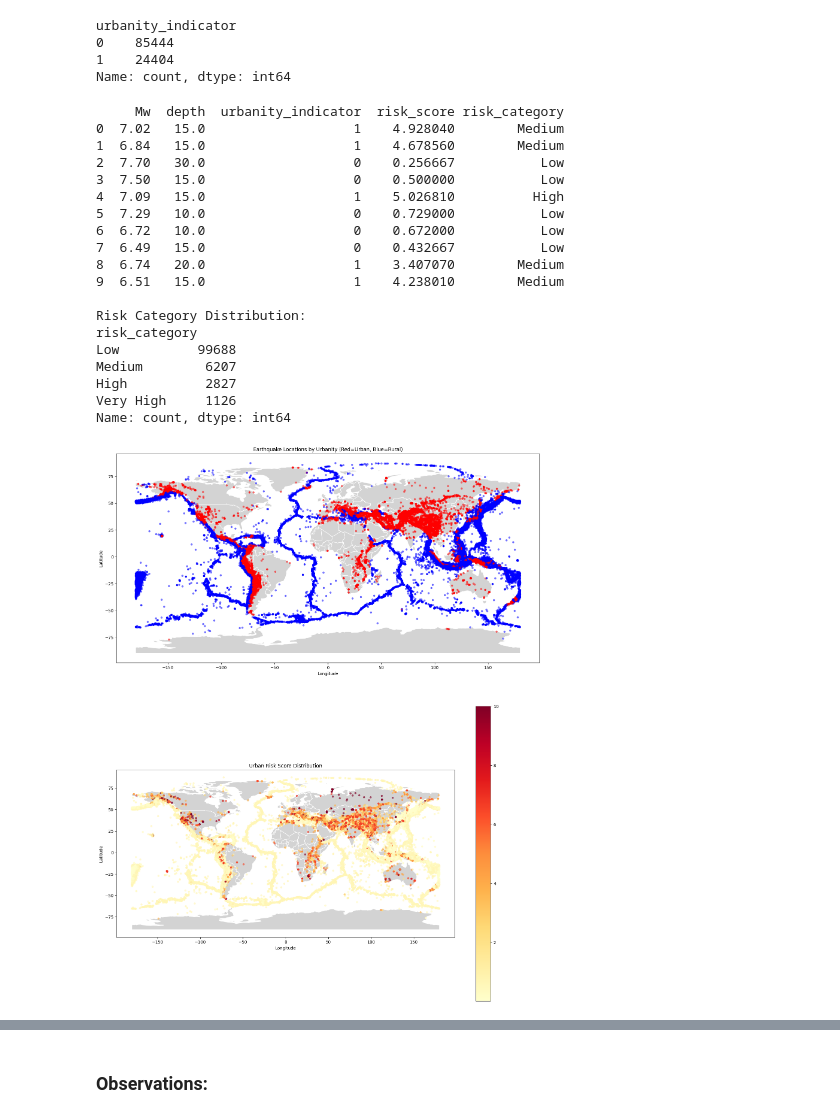
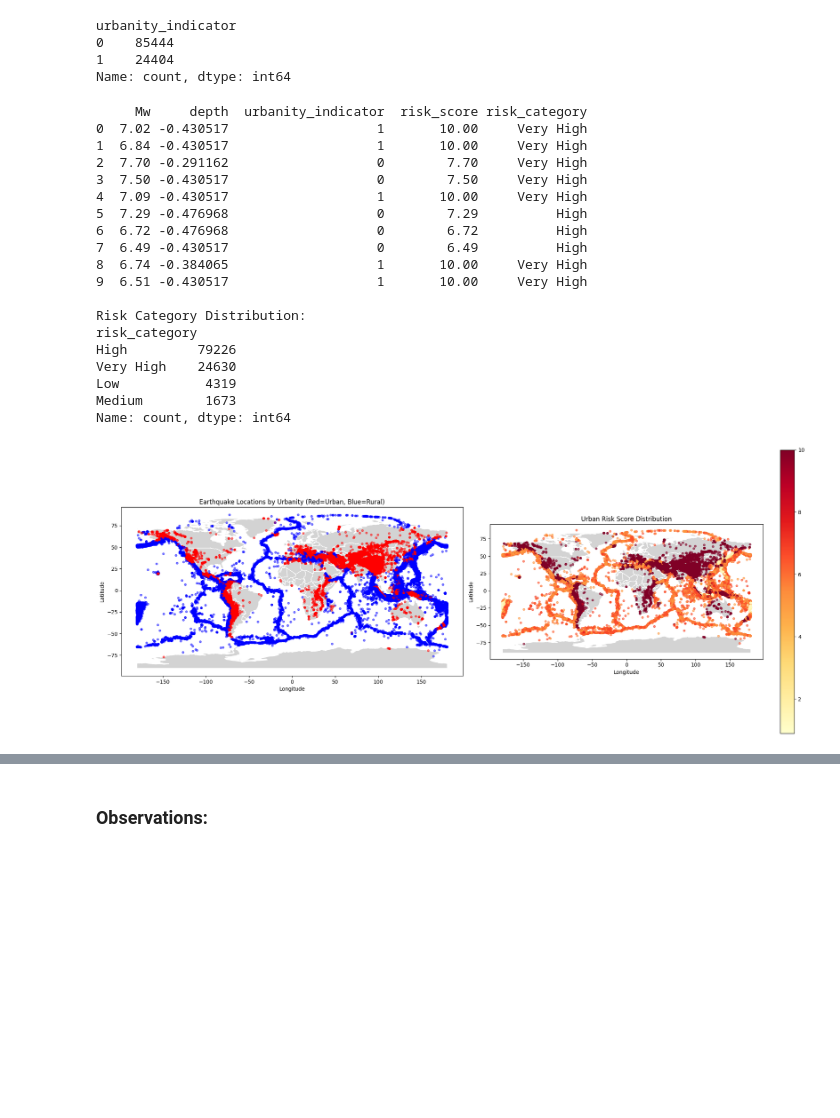
Before and after one commit to ImpactsenseAI-Intern-Project-OCT25/impactsenseAI-Infosys-Intern-project, a Jupyter notebook: milestone_2/week_4/Day_15/urban_area_indicator.ipynb, the cells around one changed output, grey strips where cells are left out. Saved outputs shown, nothing was run; the diff lists cells and outputs as text; code cells hidden in the pictures; blank space fills up the shorter version.

```diff
--- a/milestone_2/week_4/Day_15/urban_area_indicator.ipynb
+++ b/milestone_2/week_4/Day_15/urban_area_indicator.ipynb
@@ -28,13 +30,13 @@ import pandas as pd
 import matplotlib.pyplot as plt
 
 # Convert earthquake DataFrame to GeoDataFrame
-df = pd.read_csv('../../../data/preprocessed_earthquake_data_v3.csv')
+df = pd.read_csv('/content/drive/MyDrive/ImpactSense_Oct25/data/preprocessed_earthquake_data_v3.csv')
 gdf_points = gpd.GeoDataFrame(
     df, geometry=gpd.points_from_xy(df.longitude, df.latitude), crs="EPSG:4326"
 )
 
 # Load urban areas shapefile
-urban_areas = gpd.read_file('../../../shp/ne_110m_admin_0_countries.shp')
+urban_areas = gpd.read_file('/content/drive/MyDrive/ImpactSense_Oct25/data/shp/ne_110m_admin_0_countries.shp')
 urban_areas = urban_areas.to_crs(gdf_points.crs)
 
 # Spatial join to check if points lie within urban areas
@@ -93,24 +95,24 @@ print(gdf_joined[['Mw', 'depth', 'urbanity_indicator', 'risk_score', 'risk_categ
 print("\nRisk Category Distribution:")
 print(gdf_joined['risk_category'].value_counts())
 # %% [output]
-     Mw  depth  urbanity_indicator  risk_score risk_category
-0  7.02   15.0                   1    4.928040        Medium
-1  6.84   15.0                   1    4.678560        Medium
-2  7.70   30.0                   0    0.256667           Low
-3  7.50   15.0                   0    0.500000           Low
-4  7.09   15.0                   1    5.026810          High
-5  7.29   10.0                   0    0.729000           Low
-6  6.72   10.0                   0    0.672000           Low
-7  6.49   15.0                   0    0.432667           Low
-8  6.74   20.0                   1    3.407070        Medium
-9  6.51   15.0                   1    4.238010        Medium
+     Mw     depth  urbanity_indicator  risk_score risk_category
+0  7.02 -0.430517                   1       10.00     Very High
+1  6.84 -0.430517                   1       10.00     Very High
+2  7.70 -0.291162                   0        7.70     Very High
+3  7.50 -0.430517                   0        7.50     Very High
+4  7.09 -0.430517                   1       10.00     Very High
+5  7.29 -0.476968                   0        7.29          High
+6  6.72 -0.476968                   0        6.72          High
+7  6.49 -0.430517                   0        6.49          High
+8  6.74 -0.384065                   1       10.00     Very High
+9  6.51 -0.430517                   1       10.00     Very High
 
 Risk Category Distribution:
 risk_category
-Low          99688
-Medium        6207
-High          2827
-Very High     1126
+High         79226
+Very High    24630
+Low           4319
+Medium        1673
 Name: count, dtype: int64
 # %%
 # Step 4: Merge Features Back to Original DataFrame
@@ -123,9 +125,9 @@ df['risk_category'] = gdf_joined['risk_category']
 # Step 5: Visualization
 
 # Plot earthquake locations colored by urbanity indicator
-world = gpd.read_file('../../../shp/ne_110m_admin_0_countries.shp')
+world = gpd.read_file('/content/drive/MyDrive/ImpactSense_Oct25/data/shp/ne_110m_admin_0_countries.shp')
 
-fig, axes = plt.subplots(2, 1, figsize=(15, 20))
+fig, axes = plt.subplots(1, 2, figsize=(20, 8))
 
 # Plot 1: Urbanity Indicator
 ax1 = axes[0]
@@ -135,34 +137,34 @@ gdf_joined.plot(
     ax=ax1,
     marker='o',
     column='urbanity_indicator',
     color=gdf_joined['urbanity_indicator'].map(colors),
     markersize=15,
     alpha=0.5
 )
 ax1.set_title('Earthquake Locations by Urbanity (Red=Urban, Blue=Rural)')
 ax1.set_xlabel('Longitude')
 ax1.set_ylabel('Latitude')
 
 # Plot 2: Urban Risk Score
 ax2 = axes[1]
 world.plot(ax=ax2, color='lightgrey', edgecolor='white')
 gdf_joined.plot(
     ax=ax2,
     marker='o',
     column='risk_score',
     cmap='YlOrRd',
     markersize=15,
     alpha=0.6,
     legend=True
 )
 ax2.set_title('Urban Risk Score Distribution')
 ax2.set_xlabel('Longitude')
 ax2.set_ylabel('Latitude')
 
 plt.tight_layout()
 plt.show()
 # %% [output]
-[figure, old version]
+[figure, new version]
 # %%
 df.info()
 # %% [output]
```
Also changed, not shown: parts of 4 cells of this notebook, 12 other files.
